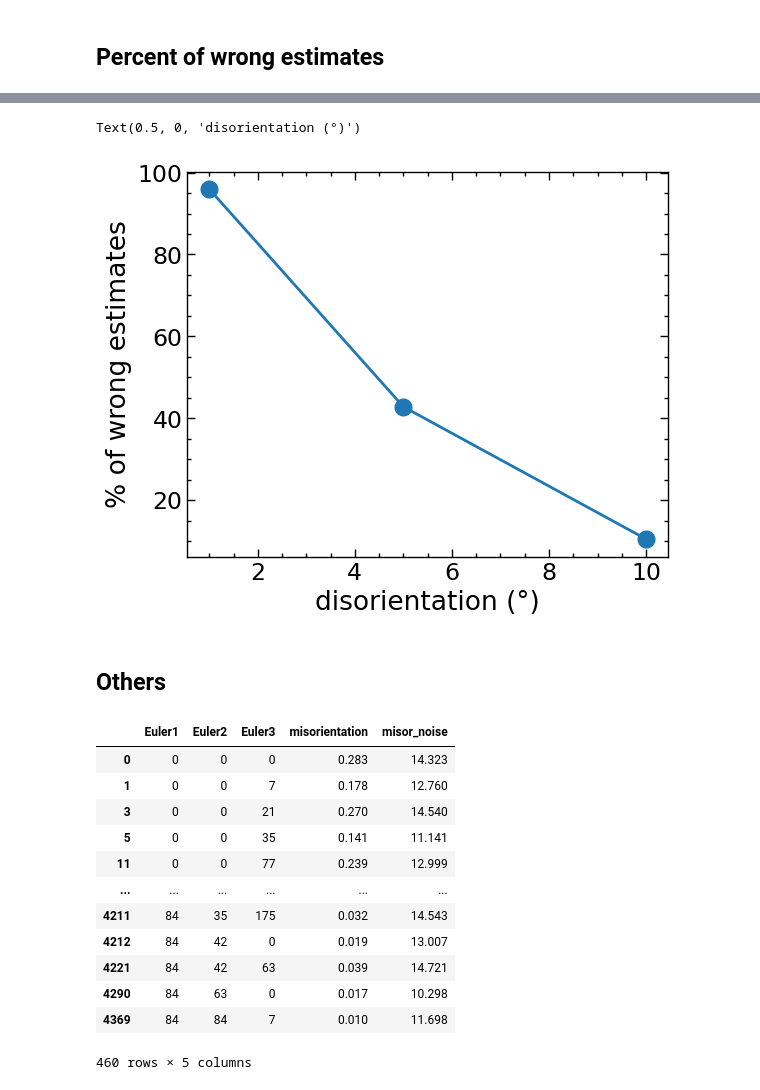
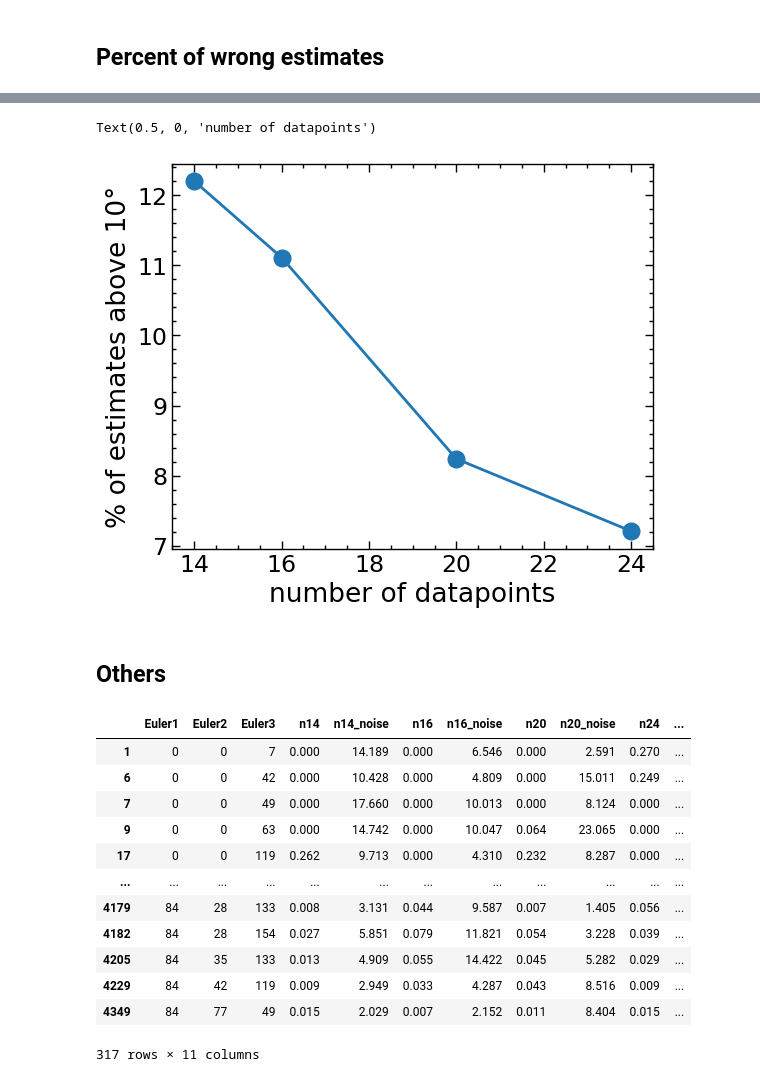
Before and after one commit to bertopadron/FTIR-EBSD, a Jupyter notebook: docs/08b_stats_test.ipynb, the cells around one changed output, grey strips where cells are left out. Saved outputs shown, nothing was run; the diff lists cells and outputs as text; code cells hidden in the pictures.

```diff
--- a/docs/08b_stats_test.ipynb
+++ b/docs/08b_stats_test.ipynb
@@ -192,27 +249,27 @@ Percent above 10 degree (noise): 10.47 %
 # %%
 fig, ax = plt.subplots()
 
-ax.plot([10, 5, 1], [10.47, 42.79, 95.97], 'o-')
-ax.set_ylabel('% of wrong estimates')
-ax.set_xlabel('disorientation (°)')
+ax.plot([14, 16, 20, 24], [12.20, 11.11, 8.24, 7.21], 'o-')
+ax.set_ylabel('% of estimates above 10°')
+ax.set_xlabel('number of datapoints')
 # %% [output]
-Text(0.5, 0, 'disorientation (°)')
+Text(0.5, 0, 'number of datapoints')
-[figure, old version]
+[figure, new version]
 # %% [markdown]
 ## Others
 # %%
-dataset[dataset['misor_noise'] > 10]
+dataset[dataset['n24_noise'] > 10]
 # %% [output]
-|  | Euler1 | Euler2 | Euler3 | misorientation | misor_noise |
-| 0 | 0 | 0 | 0 | 0.283 | 14.323 |
-| 1 | 0 | 0 | 7 | 0.178 | 12.760 |
-| 3 | 0 | 0 | 21 | 0.270 | 14.540 |
-| 5 | 0 | 0 | 35 | 0.141 | 11.141 |
-| 11 | 0 | 0 | 77 | 0.239 | 12.999 |
-| ... | ... | ... | ... | ... | ... |
-| 4211 | 84 | 35 | 175 | 0.032 | 14.543 |
-| 4212 | 84 | 42 | 0 | 0.019 | 13.007 |
-| 4221 | 84 | 42 | 63 | 0.039 | 14.721 |
-| 4290 | 84 | 63 | 0 | 0.017 | 10.298 |
-| 4369 | 84 | 84 | 7 | 0.010 | 11.698 |
+|  | Euler1 | Euler2 | Euler3 | n14 | n14_noise | n16 | n16_noise | n20 | n20_noise | n24 | ... |
+| 1 | 0 | 0 | 7 | 0.000 | 14.189 | 0.000 | 6.546 | 0.000 | 2.591 | 0.270 | ... |
+| 6 | 0 | 0 | 42 | 0.000 | 10.428 | 0.000 | 4.809 | 0.000 | 15.011 | 0.249 | ... |
+| 7 | 0 | 0 | 49 | 0.000 | 17.660 | 0.000 | 10.013 | 0.000 | 8.124 | 0.000 | ... |
+| 9 | 0 | 0 | 63 | 0.000 | 14.742 | 0.000 | 10.047 | 0.064 | 23.065 | 0.000 | ... |
+| 17 | 0 | 0 | 119 | 0.262 | 9.713 | 0.000 | 4.310 | 0.232 | 8.287 | 0.000 | ... |
+| ... | ... | ... | ... | ... | ... | ... | ... | ... | ... | ... | ... |
+| 4179 | 84 | 28 | 133 | 0.008 | 3.131 | 0.044 | 9.587 | 0.007 | 1.405 | 0.056 | ... |
+| 4182 | 84 | 28 | 154 | 0.027 | 5.851 | 0.079 | 11.821 | 0.054 | 3.228 | 0.039 | ... |
+| 4205 | 84 | 35 | 133 | 0.013 | 4.909 | 0.055 | 14.422 | 0.045 | 5.282 | 0.029 | ... |
+| 4229 | 84 | 42 | 119 | 0.009 | 2.949 | 0.033 | 4.287 | 0.043 | 8.516 | 0.009 | ... |
+| 4349 | 84 | 77 | 49 | 0.015 | 2.029 | 0.007 | 2.152 | 0.011 | 8.404 | 0.015 | ... |
-460 rows × 5 columns
+317 rows × 11 columns
```
Also changed, not shown: parts of 9 cells of this notebook.
